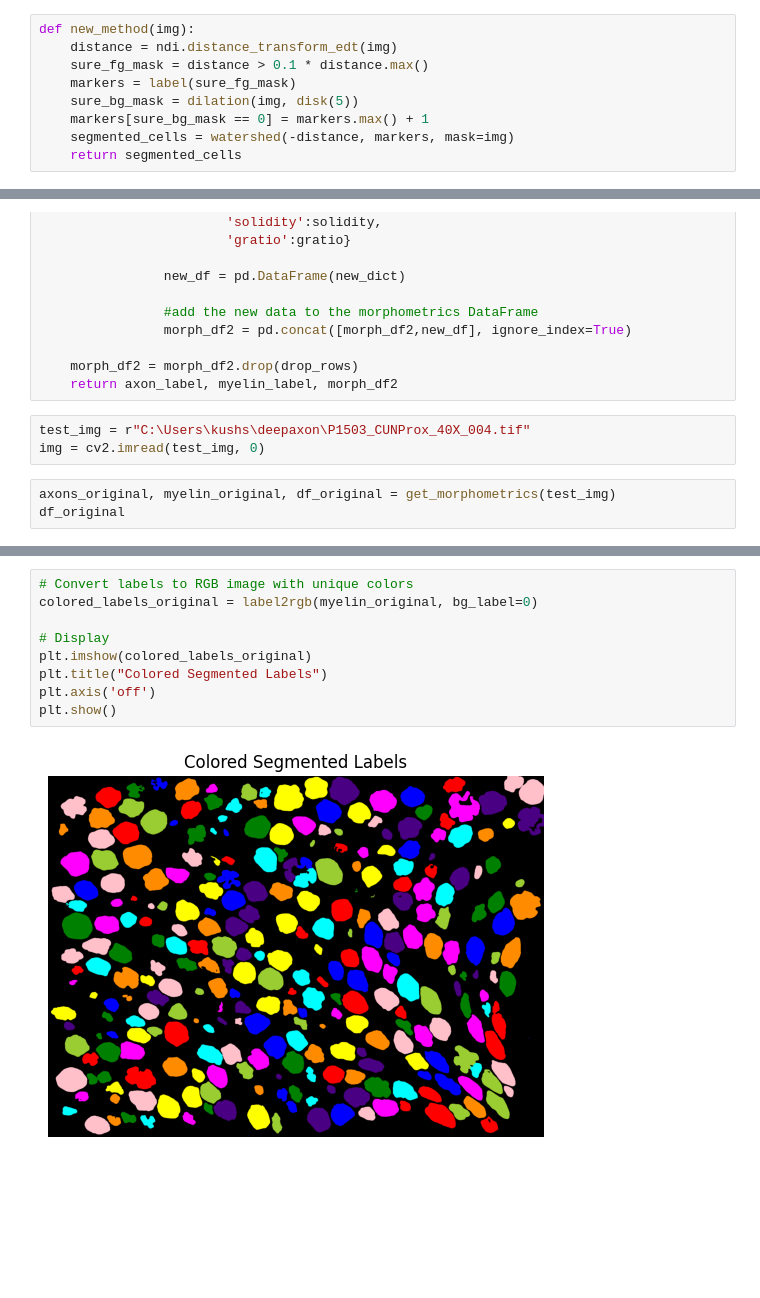
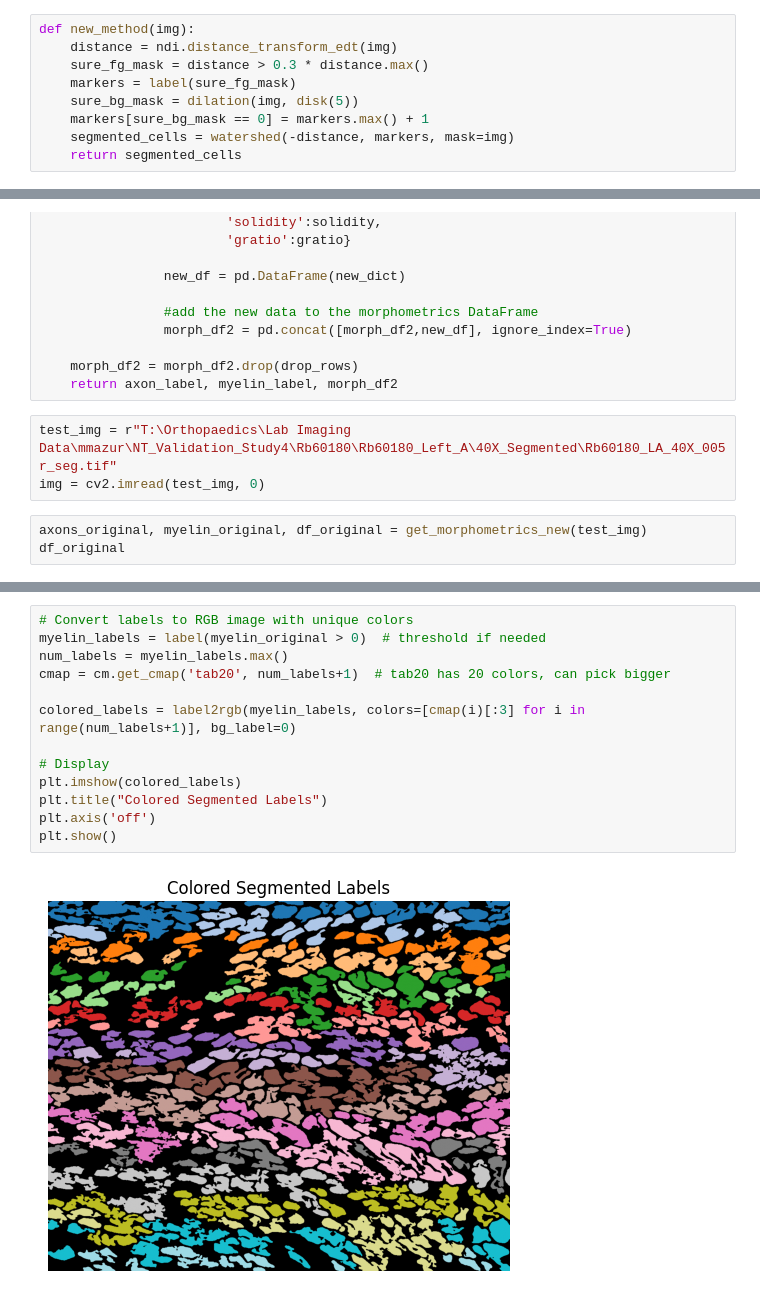
Before and after one commit to VCU-Orthopaedics-Microsurgery-Lab/deepaxon, a Jupyter notebook: morphometrics/check_watershed.ipynb, the cells around one changed output, grey strips where cells are left out. Drawn from its saved outputs; the diff is of its cells as text; blank space fills up the shorter version.

```diff
--- a/morphometrics/check_watershed.ipynb
+++ b/morphometrics/check_watershed.ipynb
@@ -22,7 +24,7 @@ def get_labels(img):
 # %%
 def new_method(img):
     distance = ndi.distance_transform_edt(img)
-    sure_fg_mask = distance > 0.1 * distance.max()
+    sure_fg_mask = distance > 0.3 * distance.max()
     markers = label(sure_fg_mask)
     sure_bg_mask = dilation(img, disk(5))
     markers[sure_bg_mask == 0] = markers.max() + 1
@@ -235,10 +237,10 @@ def get_morphometrics_new(img_path):
     morph_df2 = morph_df2.drop(drop_rows)
     return axon_label, myelin_label, morph_df2
 # %%
-test_img = r"C:\Users\kushs\deepaxon\P1503_CUNProx_40X_004.tif"
+test_img = r"T:\Orthopaedics\Lab Imaging Data\mmazur\NT_Validation_Study4\Rb60180\Rb60180_Left_A\40X_Segmented\Rb60180_LA_40X_005r_seg.tif"
 img = cv2.imread(test_img, 0)
 # %%
-axons_original, myelin_original, df_original = get_morphometrics(test_img)
+axons_original, myelin_original, df_original = get_morphometrics_new(test_img)
 df_original
 # %% [output]
 |  | label | x | y | axon_area | axon_perimeter | axon_diam | myelin_area | myelin_thickness | ... |
@@ -264,14 +280,18 @@ plt.show()
 # %%
 # Convert labels to RGB image with unique colors
-colored_labels_original = label2rgb(myelin_original, bg_label=0)
+myelin_labels = label(myelin_original > 0)  # threshold if needed
+num_labels = myelin_labels.max()
+cmap = cm.get_cmap('tab20', num_labels+1)  # tab20 has 20 colors, can pick bigger
+
+colored_labels = label2rgb(myelin_labels, colors=[cmap(i)[:3] for i in range(num_labels+1)], bg_label=0)
 
 # Display
-plt.imshow(colored_labels_original)
+plt.imshow(colored_labels)
 plt.title("Colored Segmented Labels")
 plt.axis('off')
 plt.show()
 # %% [output]
-[figure, old version]
+[figure, new version]
 # %%
 axons, myelin, df = get_morphometrics_new(test_img)
 df
```
Also changed, not shown: parts of 9 cells of this notebook, 39 other files.
